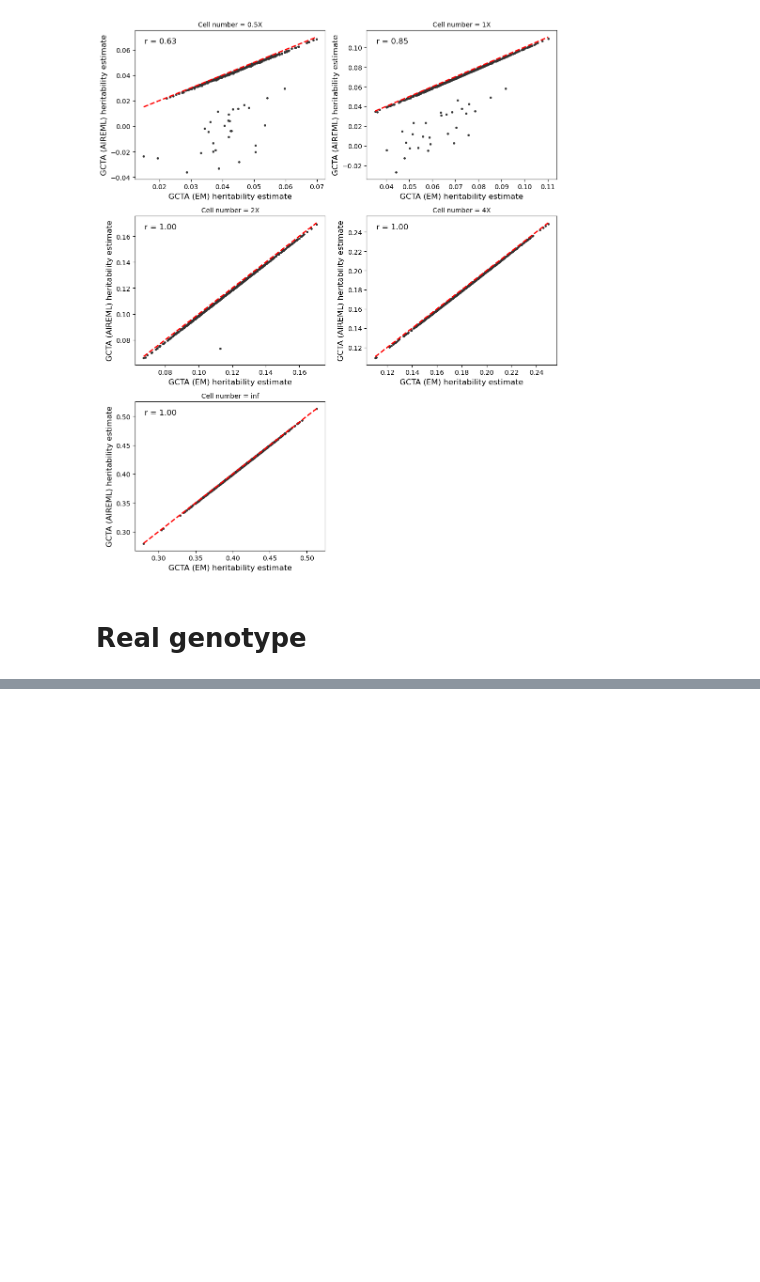
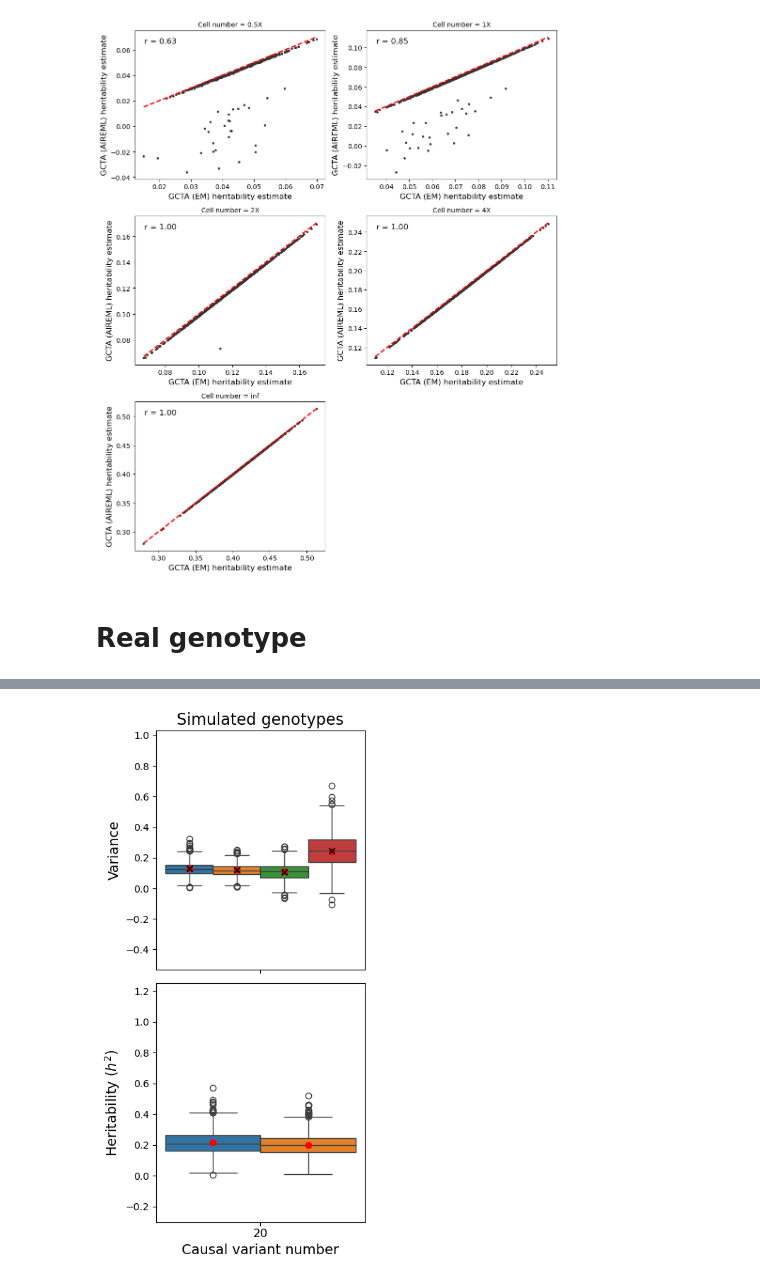
Before and after one commit to Minhui-Chen/CIGMA, a Jupyter notebook: workflow/notebook/fig2.ipynb, the cells around one changed output, grey strips where cells are left out. Cells and saved outputs as stored; diff of their text form; code cells hidden in the pictures; blank space fills up the shorter version.

```diff
--- a/workflow/notebook/fig2.ipynb
+++ b/workflow/notebook/fig2.ipynb
@@ -2848,0 +2378,46 @@ dict_keys(['hom_g2', 'hom_e2', 'V', 'W', 'shared_h2', 'specific_h2', 'r2', 'ctnu
+# %%
+## simulated genotypes
+ss_out = np.load('../../analysis/sim/free/L_20_nL_80/AGGss.he.npy', allow_pickle=True).item()
+
+ss_data = util.read_out(ss_out['1000'], ['free:shared_h2', 'free:specific_h2', 'free:hom_g2', 'free:v', 'free:hom_e2', 'free:w'])
+ss_data = ss_data.rename(columns={'free:shared_h2': 'Shared', 'free:specific_h2': 'Specific',
+                                  'free:hom_g2': 'hom_g2', 'free:v': 'v', 'free:hom_e2': 'hom_e2', 'free:w': 'w'})
+ss_h2 = ss_data.melt(value_vars=['Shared', 'Specific'], var_name='Category', value_name='h2')
+ss_var = ss_data.melt(value_vars=['hom_g2', 'v', 'hom_e2', 'w'], var_name='Category', value_name='variance')
+# %%
+# plot
+fig, axes = plt.subplots(2, 1, figsize=(4, 8), sharex='col')
+
+# variance
+ax = axes[0]
+sns.boxplot(data=ss_var, y='variance', hue='Category', ax=ax)
+ax.set_ylabel('Variance', fontsize=14)
+# ax.text(0.02, 0.92, "(a)", transform=ax.transAxes)
+# change legend
+# handles, labels = ax.get_legend_handles_labels()
+# new_labels = [r'$\sigma_g^2$', r'$\bar{v}$', r'$\sigma_e^2$', r'$\bar{w}$']
+# ax.legend(handles, new_labels, fontsize=10, ncol=2)
+ax.legend().set_visible(False)
+xs = plot.snsbox_get_x(1, 4)
+ax.scatter(xs, vars, color='r', zorder=10)
+ax.scatter(xs, ss_data[['hom_g2', 'v', 'hom_e2', 'w']].mean().values, color='k', zorder=10, marker='x')
+ax.set_ylim((-.53, 1.03))
+ax.set_title('Simulated genotypes', fontsize=16)
+
+# h2
+ax = axes[1]
+sns.boxplot(data=ss_h2, y='h2', hue='Category', ax=ax)
+ax.set_ylabel(r'Heritability ($h^2$)', fontsize=14)
+# ax.text(0.02, 0.92, "(a)", transform=ax.transAxes)
+ax.legend().set_visible(False)
+xs = plot.snsbox_get_x(1, 2)
+ax.scatter(xs, [ss_shared_h2, ss_specific_h2], color='r', zorder=10)
+ax.set_ylim((-.3, 1.25))
+# set xtick label
+ax.set_xticks([0])
+ax.set_xticklabels(['20'], fontsize=12)
+ax.set_xlabel('Causal variant number', fontsize=14)
+
+fig.tight_layout()
+# %% [output]
+[figure, added]
```
Also changed, not shown: parts of 40 cells of this notebook, 3 other files.
